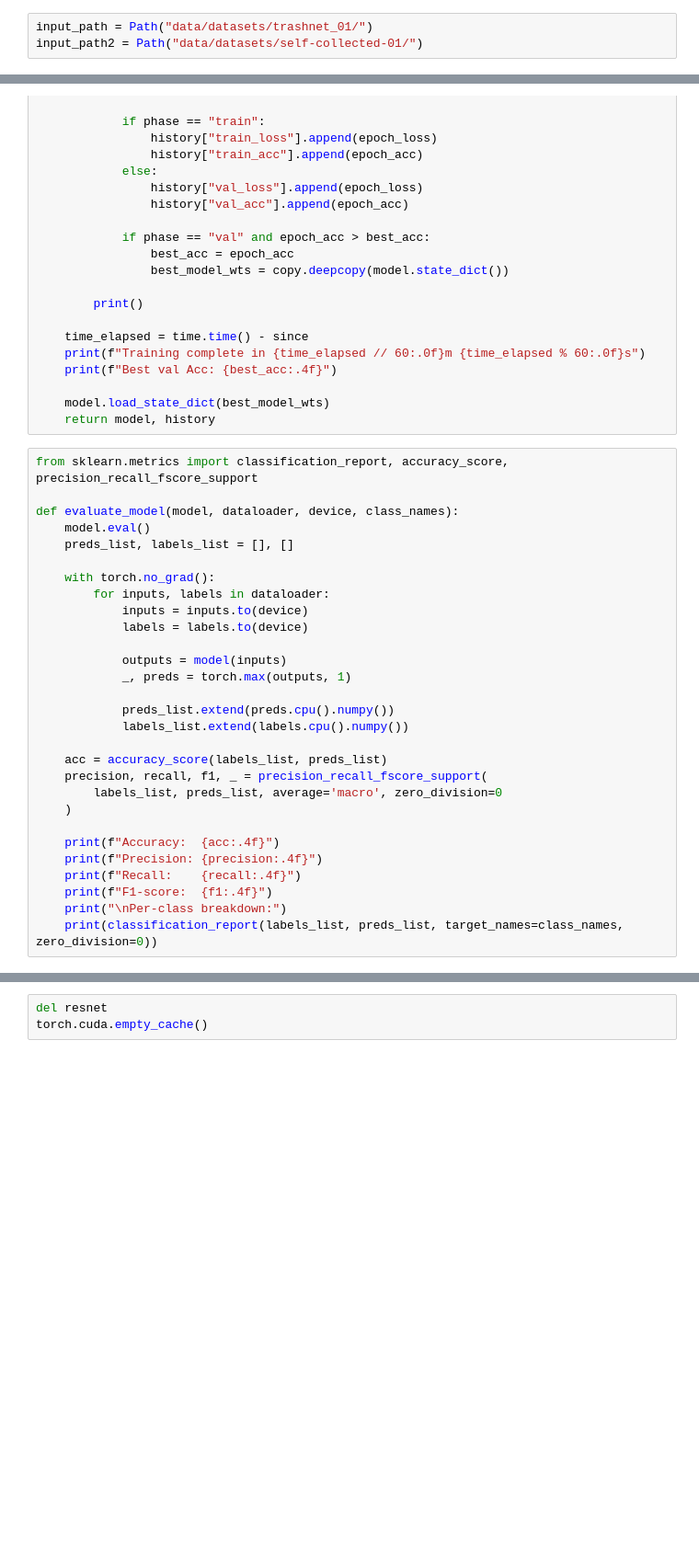
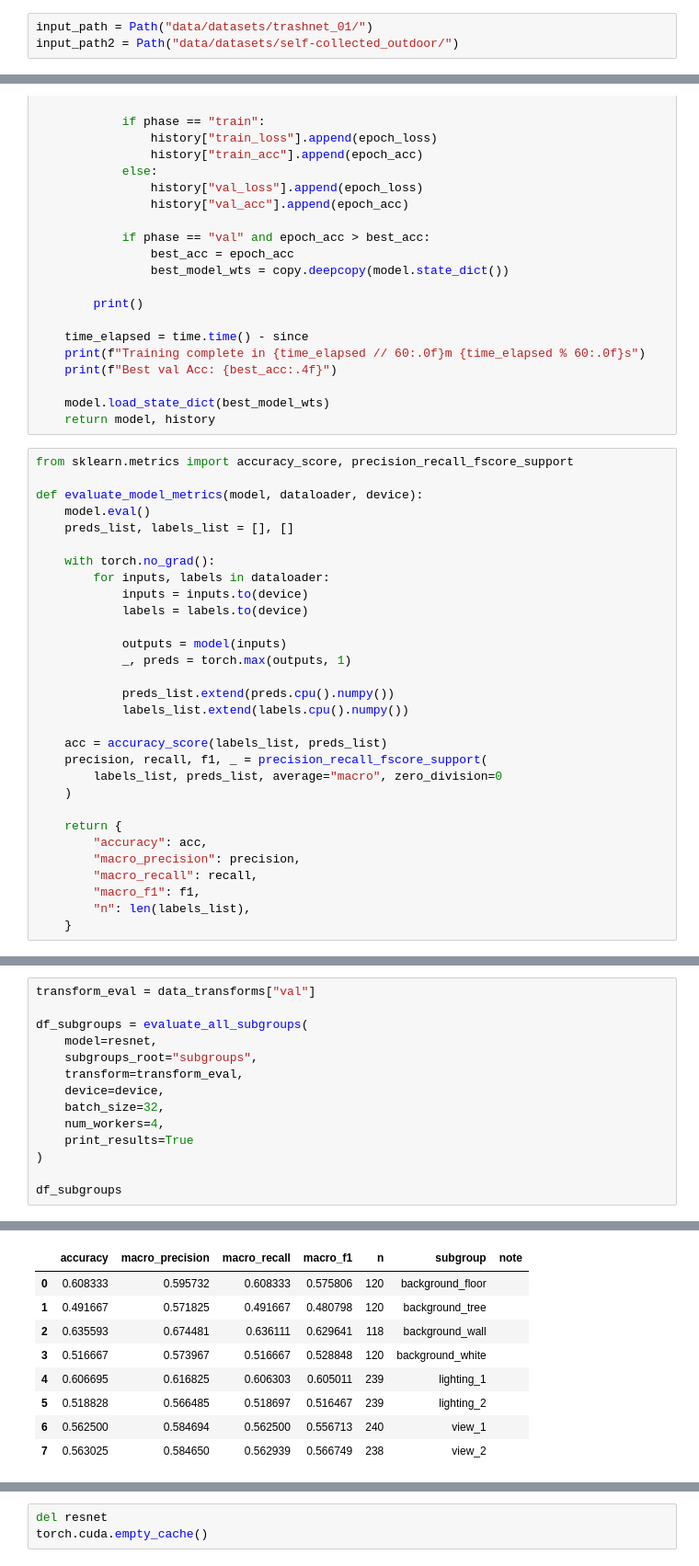
Before and after one commit to StefanStricker/thesis, a Jupyter notebook: main.ipynb, the cells around one changed output, grey strips where cells are left out. Shown at 92% size. Drawn from its saved outputs; the diff is of its cells as text; blank space fills up the shorter version.

```diff
--- a/main.ipynb
+++ b/main.ipynb
@@ -18,7 +19,7 @@ torch.__version__
 '2.9.0+cu128'
 # %%
 input_path = Path("data/datasets/trashnet_01/")
-input_path2 = Path("data/datasets/self-collected-01/")
+input_path2 = Path("data/datasets/self-collected_outdoor/")
 # %%
 import random
 
@@ -333,9 +334,9 @@ def train_model(model, dataloaders, dataset_size, device, criterion, optimizer,
     model.load_state_dict(best_model_wts)
     return model, history
 # %%
-from sklearn.metrics import classification_report, accuracy_score, precision_recall_fscore_support
+from sklearn.metrics import accuracy_score, precision_recall_fscore_support
 
-def evaluate_model(model, dataloader, device, class_names):
+def evaluate_model_metrics(model, dataloader, device):
     model.eval()
     preds_list, labels_list = [], []
 
@@ -352,12 +353,13 @@ def evaluate_model(model, dataloader, device, class_names):
 
     acc = accuracy_score(labels_list, preds_list)
     precision, recall, f1, _ = precision_recall_fscore_support(
-        labels_list, preds_list, average='macro', zero_division=0
+        labels_list, preds_list, average="macro", zero_division=0
     )
 
-    print(f"Accuracy:  {acc:.4f}")
-    print(f"Precision: {precision:.4f}")
-    print(f"Recall:    {recall:.4f}")
-    print(f"F1-score:  {f1:.4f}")
-    print("\nPer-class breakdown:")
-    print(classification_report(labels_list, preds_list, target_names=class_names, zero_division=0))
+    return {
+        "accuracy": acc,
+        "macro_precision": precision,
+        "macro_recall": recall,
+        "macro_f1": f1,
+        "n": len(labels_list),
+    }
@@ -425,0 +565,15 @@ weighted avg       0.57      0.50      0.49       254
+# %%
+transform_eval = data_transforms["val"]
+
+df_subgroups = evaluate_all_subgroups(
+    model=resnet,
+    subgroups_root="subgroups",
+    transform=transform_eval,
+    device=device,
+    batch_size=32,
+    num_workers=4,
+    print_results=True
+)
+
+df_subgroups
+# %% [output]
@@ -426,3 +588,12 @@ weighted avg       0.57      0.50      0.49       254
+|  | accuracy | macro_precision | macro_recall | macro_f1 | n | subgroup | note |
+| 0 | 0.608333 | 0.595732 | 0.608333 | 0.575806 | 120 | background_floor |  |
+| 1 | 0.491667 | 0.571825 | 0.491667 | 0.480798 | 120 | background_tree |  |
+| 2 | 0.635593 | 0.674481 | 0.636111 | 0.629641 | 118 | background_wall |  |
+| 3 | 0.516667 | 0.573967 | 0.516667 | 0.528848 | 120 | background_white |  |
+| 4 | 0.606695 | 0.616825 | 0.606303 | 0.605011 | 239 | lighting_1 |  |
+| 5 | 0.518828 | 0.566485 | 0.518697 | 0.516467 | 239 | lighting_2 |  |
+| 6 | 0.562500 | 0.584694 | 0.562500 | 0.556713 | 240 | view_1 |  |
+| 7 | 0.563025 | 0.584650 | 0.562939 | 0.566749 | 238 | view_2 |  |
 # %%
 #RESNET-50 photo augmentations
 
```
Also changed, not shown: parts of 17 cells of this notebook, 2 other files.
